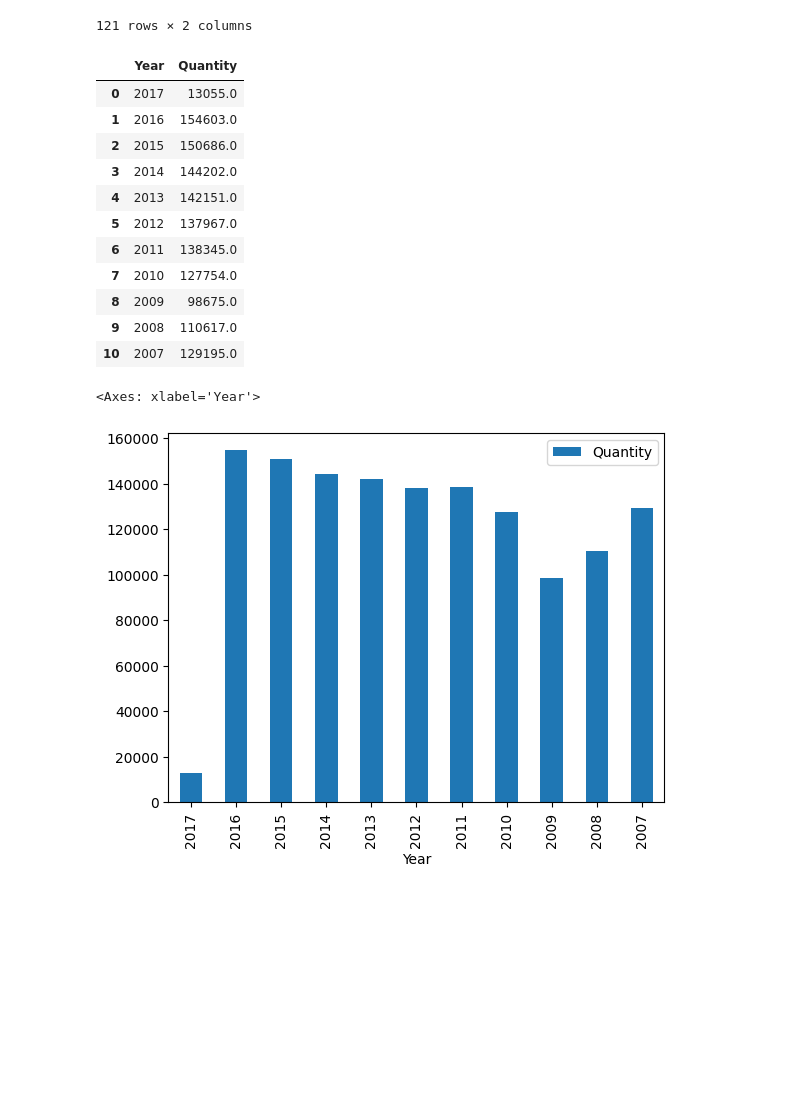
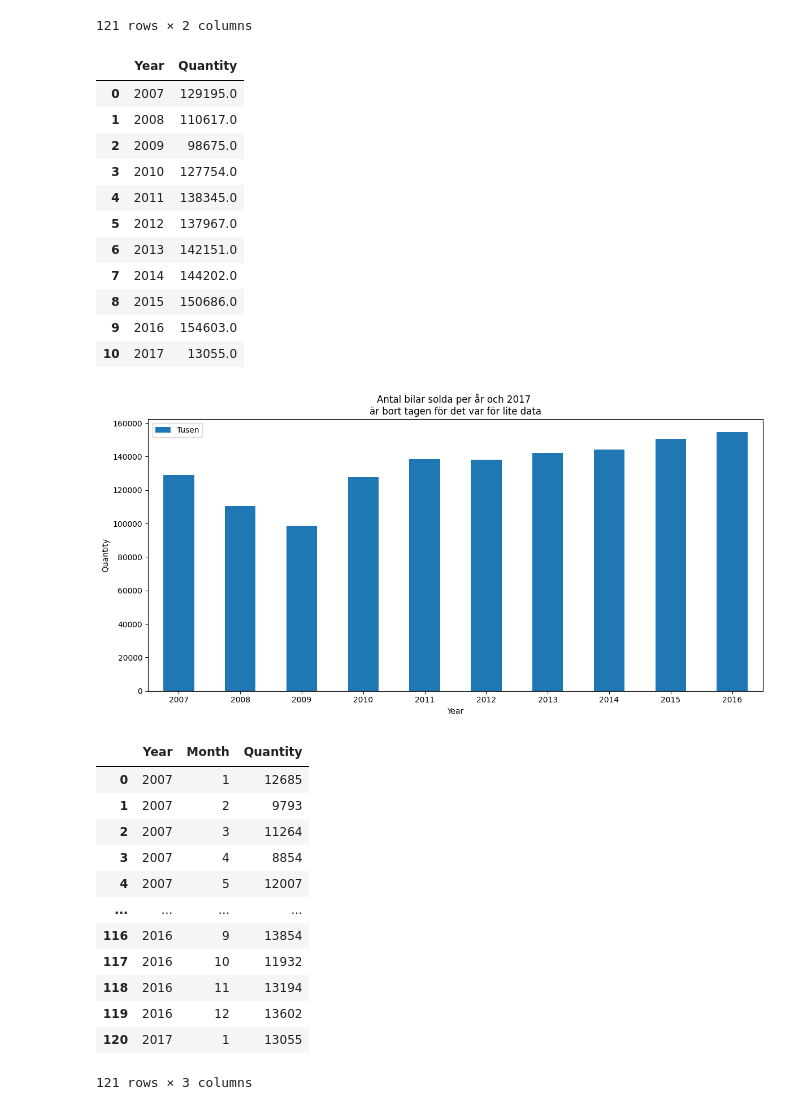
Before and after one commit to MarcusArdenstedt/data_visualization_Marcus_Ericsson_DE24, a Jupyter notebook: exercises/exercise_0/exe_0.ipynb, the cells around one changed output. Cells and saved outputs as stored; diff of their text form; code cells hidden in the pictures; blank space fills up the shorter version.

Commit message:
car quantity line chart

```diff
--- a/exercises/exercise_0/exe_0.ipynb
+++ b/exercises/exercise_0/exe_0.ipynb
@@ -116,7 +116,7 @@ df[["Year", "Quantity"]]
 import duckdb
 # %%
 df_quantity_year = duckdb.query(
-    """
+    """--sql
     SELECT
         Year,
         SUM(Quantity) AS Quantity
@@ -126,25 +126,49 @@ df_quantity_year = duckdb.query(
         Year
     ORDER BY
         Year
-    DESC;
+    ASC;
     """
     ).df()
 df_quantity_year
 # %% [output]
 |  | Year | Quantity |
-| 0 | 2017 | 13055.0 |
-| 1 | 2016 | 154603.0 |
-| 2 | 2015 | 150686.0 |
-| 3 | 2014 | 144202.0 |
-| 4 | 2013 | 142151.0 |
+| 0 | 2007 | 129195.0 |
+| 1 | 2008 | 110617.0 |
+| 2 | 2009 | 98675.0 |
+| 3 | 2010 | 127754.0 |
+| 4 | 2011 | 138345.0 |
 | 5 | 2012 | 137967.0 |
-| 6 | 2011 | 138345.0 |
-| 7 | 2010 | 127754.0 |
-| 8 | 2009 | 98675.0 |
-| 9 | 2008 | 110617.0 |
-| 10 | 2007 | 129195.0 |
+| 6 | 2013 | 142151.0 |
+| 7 | 2014 | 144202.0 |
+| 8 | 2015 | 150686.0 |
+| 9 | 2016 | 154603.0 |
+| 10 | 2017 | 13055.0 |
 # %%
-df_quantity_year.plot(kind= "bar", x= "Year", y= "Quantity")
+ax = df_quantity_year.iloc[:-1].plot(kind= "bar", x= "Year", y= "Quantity", figsize=(12,6))
+ax.set_ylabel("Quantity")
+ax.set_xticklabels(df_quantity_year["Year"].iloc[:-1], rotation=0)
+ax.legend(["Tusen"])
+ax.set(title="Antal bilar solda per år och 2017 \när bort tagen för det var för lite data")
+
+fig = ax.get_figure()
+fig.tight_layout()
+fig.savefig("figures/sold_cars_per_year")
 # %% [output]
-<Axes: xlabel='Year'>
-[figure, old version]
+[figure, new version]
+# %%
+df_quantity = df[["Year", "Month", "Quantity"]]
+df_quantity
+# %% [output]
+|  | Year | Month | Quantity |
+| 0 | 2007 | 1 | 12685 |
+| 1 | 2007 | 2 | 9793 |
+| 2 | 2007 | 3 | 11264 |
+| 3 | 2007 | 4 | 8854 |
+| 4 | 2007 | 5 | 12007 |
+| ... | ... | ... | ... |
+| 116 | 2016 | 9 | 13854 |
+| 117 | 2016 | 10 | 11932 |
+| 118 | 2016 | 11 | 13194 |
+| 119 | 2016 | 12 | 13602 |
+| 120 | 2017 | 1 | 13055 |
+121 rows × 3 columns
```
Also changed, not shown: parts of 15 cells of this notebook, 2 other files.
